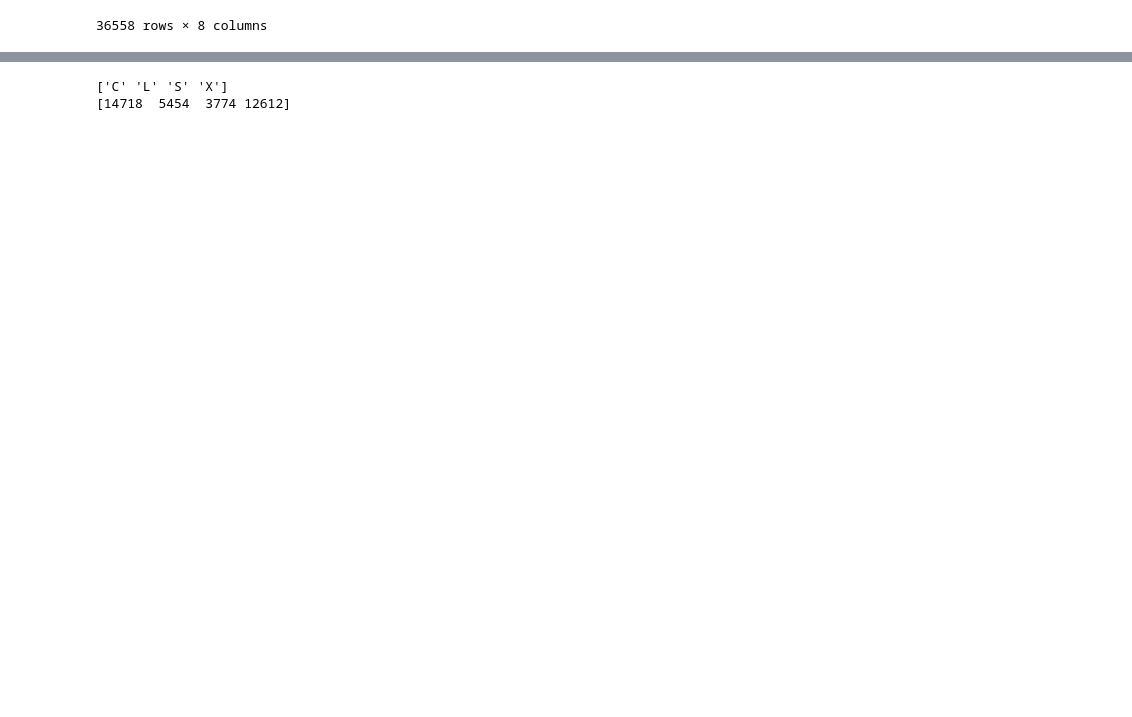
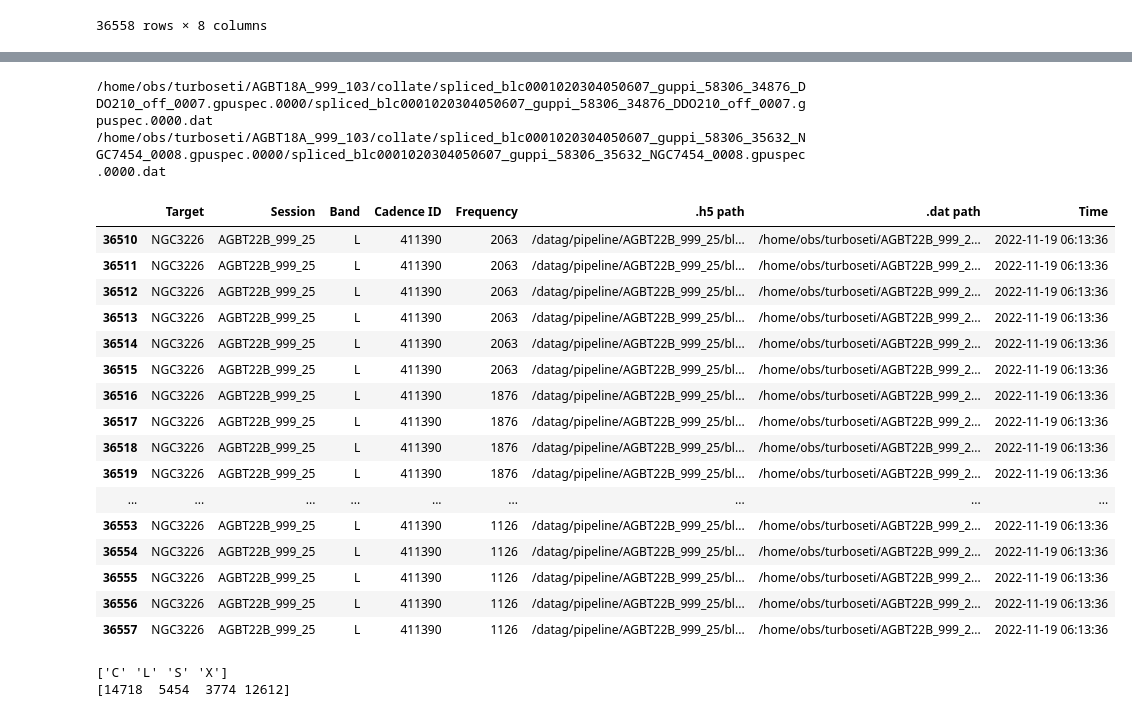
Before and after one commit to jelcis26/gbt-rfi, a Jupyter notebook: example.ipynb, the cells around one changed output, grey strips where cells are left out. Cells and saved outputs as stored; diff of their text form; code cells hidden in the pictures; blank space fills up the shorter version.

```diff
--- a/example.ipynb
+++ b/example.ipynb
@@ -26,3 +47,29 @@ df
+# %%
+print(df.iloc[5]['.dat path'])
+print(df.iloc[6]['.dat path'])
+# %% [output]
+/home/obs/turboseti/AGBT18A_999_103/collate/spliced_blc0001020304050607_guppi_58306_34876_DDO210_off_0007.gpuspec.0000/spliced_blc0001020304050607_guppi_58306_34876_DDO210_off_0007.gpuspec.0000.dat
+/home/obs/turboseti/AGBT18A_999_103/collate/spliced_blc0001020304050607_guppi_58306_35632_NGC7454_0008.gpuspec.0000/spliced_blc0001020304050607_guppi_58306_35632_NGC7454_0008.gpuspec.0000.dat
+# %%
+df[df['Cadence ID'] == 411390]
+# %% [output]
+|  | Target | Session | Band | Cadence ID | Frequency | .h5 path | .dat path | Time |
+| 36510 | NGC3226 | AGBT22B_999_25 | L | 411390 | 2063 | /datag/pipeline/AGBT22B_999_25/bl... | /home/obs/turboseti/AGBT22B_999_2... | 2022-11-19 06:13:36 |
+| 36511 | NGC3226 | AGBT22B_999_25 | L | 411390 | 2063 | /datag/pipeline/AGBT22B_999_25/bl... | /home/obs/turboseti/AGBT22B_999_2... | 2022-11-19 06:13:36 |
+| 36512 | NGC3226 | AGBT22B_999_25 | L | 411390 | 2063 | /datag/pipeline/AGBT22B_999_25/bl... | /home/obs/turboseti/AGBT22B_999_2... | 2022-11-19 06:13:36 |
+| 36513 | NGC3226 | AGBT22B_999_25 | L | 411390 | 2063 | /datag/pipeline/AGBT22B_999_25/bl... | /home/obs/turboseti/AGBT22B_999_2... | 2022-11-19 06:13:36 |
+| 36514 | NGC3226 | AGBT22B_999_25 | L | 411390 | 2063 | /datag/pipeline/AGBT22B_999_25/bl... | /home/obs/turboseti/AGBT22B_999_2... | 2022-11-19 06:13:36 |
+| 36515 | NGC3226 | AGBT22B_999_25 | L | 411390 | 2063 | /datag/pipeline/AGBT22B_999_25/bl... | /home/obs/turboseti/AGBT22B_999_2... | 2022-11-19 06:13:36 |
+| 36516 | NGC3226 | AGBT22B_999_25 | L | 411390 | 1876 | /datag/pipeline/AGBT22B_999_25/bl... | /home/obs/turboseti/AGBT22B_999_2... | 2022-11-19 06:13:36 |
+| 36517 | NGC3226 | AGBT22B_999_25 | L | 411390 | 1876 | /datag/pipeline/AGBT22B_999_25/bl... | /home/obs/turboseti/AGBT22B_999_2... | 2022-11-19 06:13:36 |
+| 36518 | NGC3226 | AGBT22B_999_25 | L | 411390 | 1876 | /datag/pipeline/AGBT22B_999_25/bl... | /home/obs/turboseti/AGBT22B_999_2... | 2022-11-19 06:13:36 |
+| 36519 | NGC3226 | AGBT22B_999_25 | L | 411390 | 1876 | /datag/pipeline/AGBT22B_999_25/bl... | /home/obs/turboseti/AGBT22B_999_2... | 2022-11-19 06:13:36 |
+| ... | ... | ... | ... | ... | ... | ... | ... | ... |
+| 36553 | NGC3226 | AGBT22B_999_25 | L | 411390 | 1126 | /datag/pipeline/AGBT22B_999_25/bl... | /home/obs/turboseti/AGBT22B_999_2... | 2022-11-19 06:13:36 |
+| 36554 | NGC3226 | AGBT22B_999_25 | L | 411390 | 1126 | /datag/pipeline/AGBT22B_999_25/bl... | /home/obs/turboseti/AGBT22B_999_2... | 2022-11-19 06:13:36 |
+| 36555 | NGC3226 | AGBT22B_999_25 | L | 411390 | 1126 | /datag/pipeline/AGBT22B_999_25/bl... | /home/obs/turboseti/AGBT22B_999_2... | 2022-11-19 06:13:36 |
+| 36556 | NGC3226 | AGBT22B_999_25 | L | 411390 | 1126 | /datag/pipeline/AGBT22B_999_25/bl... | /home/obs/turboseti/AGBT22B_999_2... | 2022-11-19 06:13:36 |
+| 36557 | NGC3226 | AGBT22B_999_25 | L | 411390 | 1126 | /datag/pipeline/AGBT22B_999_25/bl... | /home/obs/turboseti/AGBT22B_999_2... | 2022-11-19 06:13:36 |
 # %%
 receiver_list = df['Band'].values
 u, c = np.unique(receiver_list, return_counts=True)
```
Also changed, not shown: parts of 10 cells of this notebook, 8 other files.
